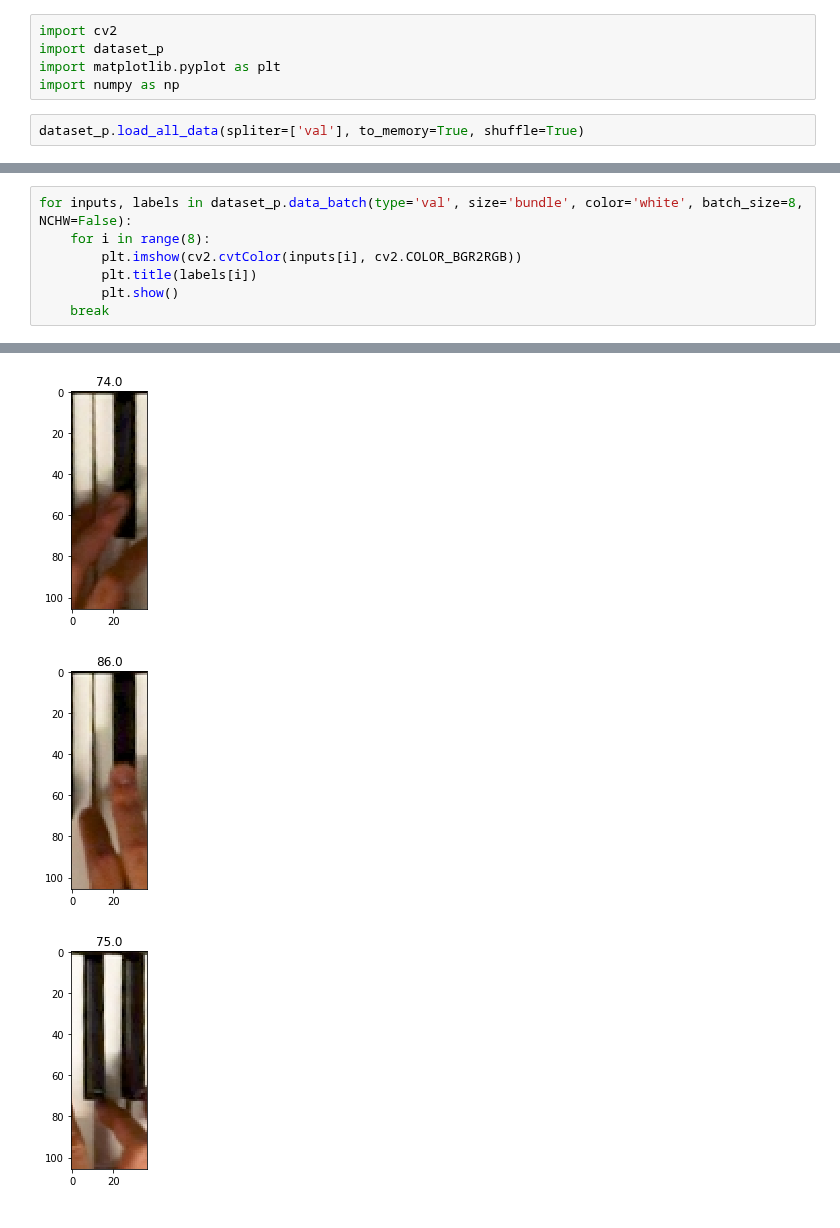
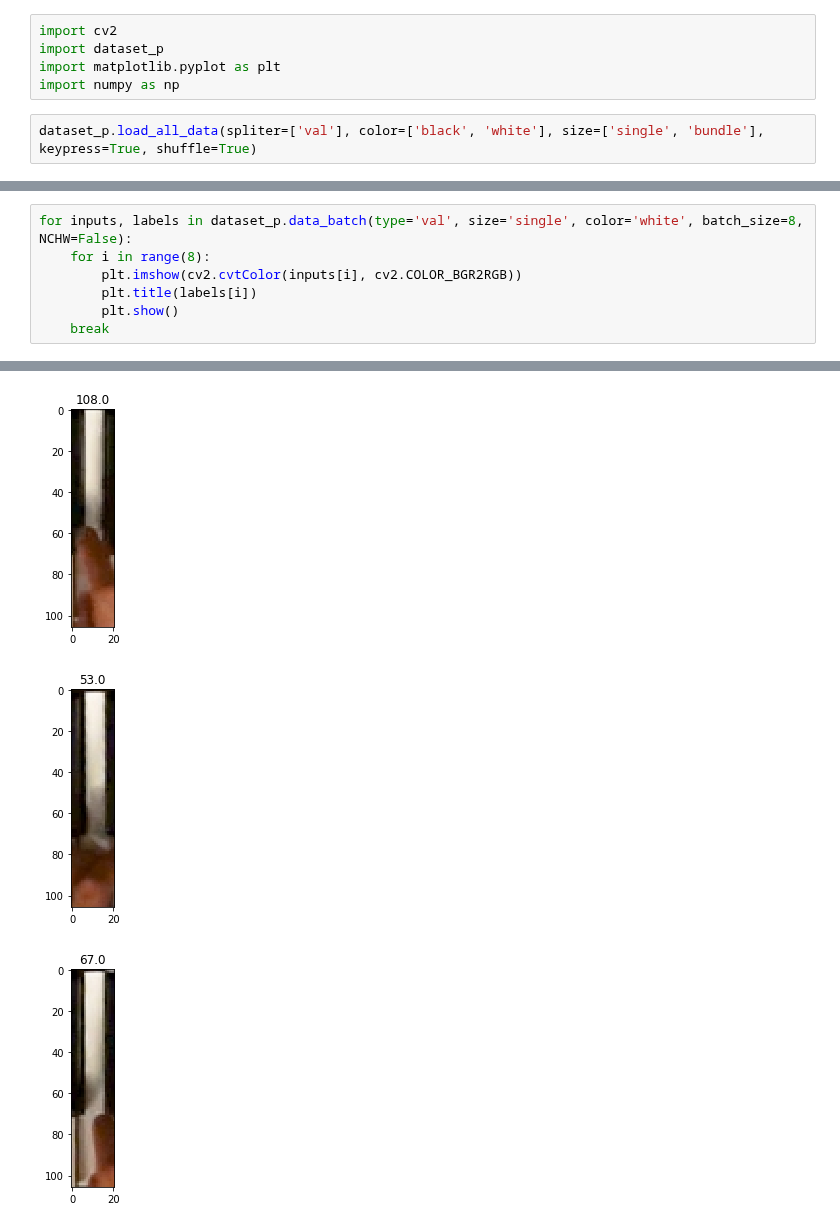
Before and after one commit to ppfish45/AI-Pianist, a Jupyter notebook: models/keypress_recognition/new_dataset_demo.ipynb, the cells around one changed output, grey strips where cells are left out. Cells and saved outputs as stored; diff of their text form.

```diff
--- a/models/keypress_recognition/new_dataset_demo.ipynb
+++ b/models/keypress_recognition/new_dataset_demo.ipynb
@@ -4,5 +4,5 @@ import dataset_p
 import matplotlib.pyplot as plt
 import numpy as np
 # %%
-dataset_p.load_all_data(spliter=['val'], to_memory=True, shuffle=True)
+dataset_p.load_all_data(spliter=['val'], color=['black', 'white'], size=['single', 'bundle'], keypress=True, shuffle=True)
 # %% [output]
@@ -23,12 +20,12 @@ In valset:
 # %%
-for inputs, labels in dataset_p.data_batch(type='val', size='bundle', color='white', batch_size=8, NCHW=False):
+for inputs, labels in dataset_p.data_batch(type='val', size='single', color='white', batch_size=8, NCHW=False):
     for i in range(8):
         plt.imshow(cv2.cvtColor(inputs[i], cv2.COLOR_BGR2RGB))
         plt.title(labels[i])
         plt.show()
     break
 # %% [output]
 [interactive output not drawn]
-[figure, old version]
+[figure, new version]
-[figure, old version]
+[figure, new version]
-[figure, old version]
+[figure, new version]
```
Also changed, not shown: parts of 3 cells of this notebook.
